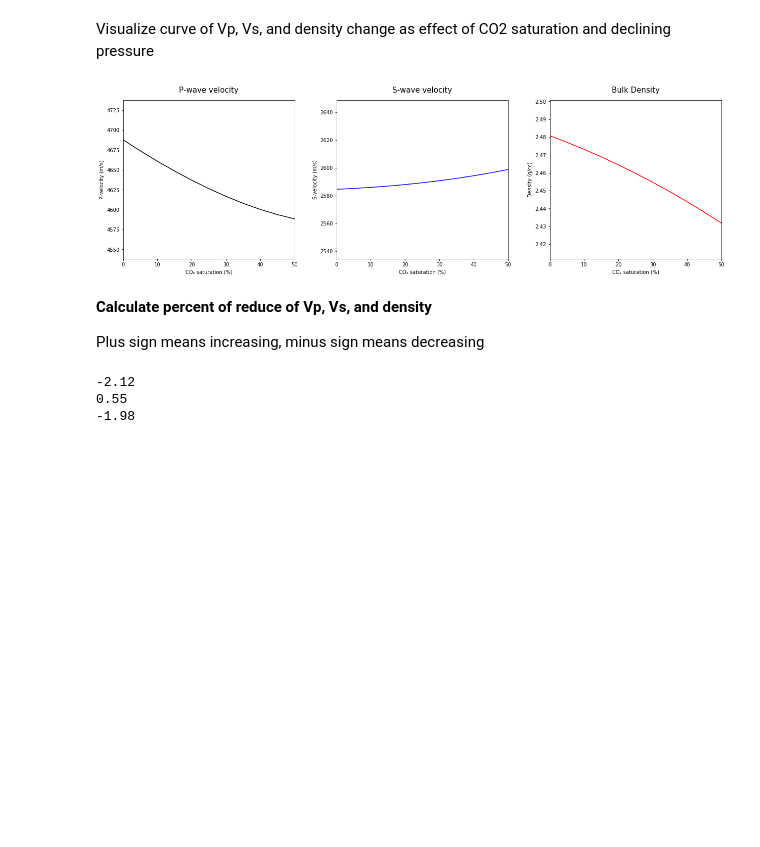
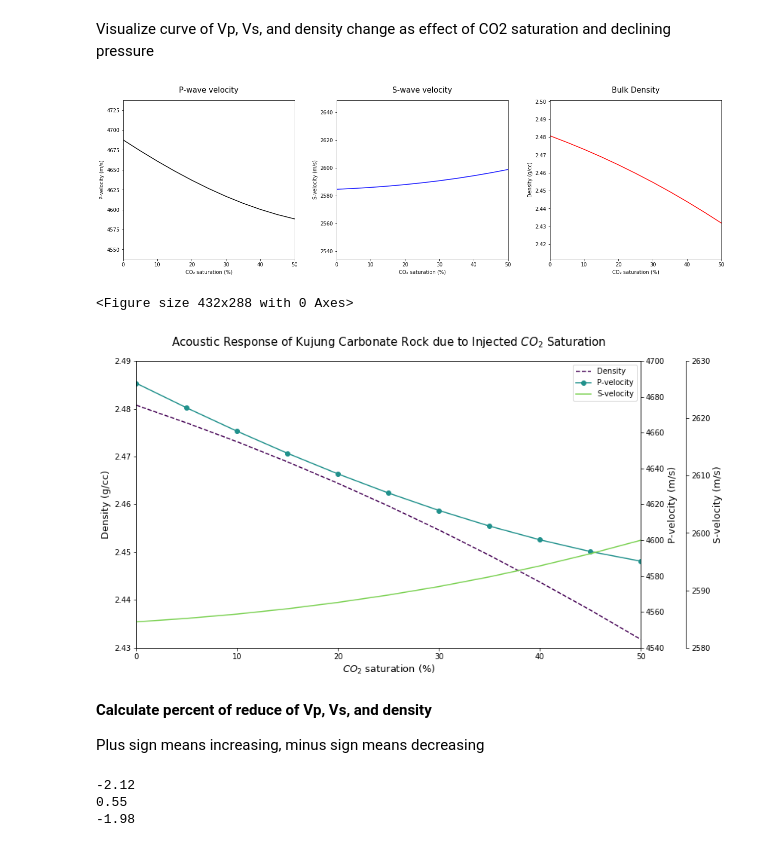
Before and after one commit to yohanesnuwara/carbon-capture-and-storage, a Jupyter notebook: main/02_rock_physics_modelling.ipynb, the cells around one changed output. Drawn from its saved outputs; the diff is of its cells as text; code cells hidden in the pictures; blank space fills up the shorter version.

```diff
--- a/main/02_rock_physics_modelling.ipynb
+++ b/main/02_rock_physics_modelling.ipynb
@@ -141,6 +142,7 @@ CO2_sat = []
 Vp_sat = []
 Vs_sat = []
 rho_sat = []
+rho_mix = [] # mixed fluid props
 
 for i in range(len(SW)):
     # Step 1. calculation of brine properties
@@ -159,6 +161,8 @@ for i in range(len(SW)):
     rho_inj = (SCO2 * rhoCO2_post) + (SW[i] * rhobrine)
     Kf_inj = ((Kbrine - KCO2_post) * (SW[i] ** e)) + KCO2_post
     Gf_inj = 0
+
+    # print(Kf_inj)
 
     # Step 4. calculation of saturated Vp, Vs, rho, use Kuster-Toksoz
     stuffs1_inj = stuffs(Km, Kf_inj, Gm, Gf_inj, totalporo, compos1, alpha1)
@@ -181,3 +185,6 @@ for i in range(len(SW)):
     Vp_sat.append(float(Vp_post))
     Vs_sat.append(float(Vs_post))
     rho_sat.append(float(rho_post))
+    rho_mix.append(float(rho_inj))
+
+print(Vs_sat)
@@ -210,6 +223,41 @@ plt.tight_layout(pad=3)
 plt.show()
 # %% [output]
 [figure]
+# %%
+fig = plt.figure()
+fig = plt.figure(figsize=(12,7))
+host = fig.add_subplot(111)
+
+par1 = host.twinx()
+par2 = host.twinx()
+
+host.set_xlabel("$CO_2$ saturation (%)", size=13)
+host.set_ylabel("Density (g/cc)", size=13)
+par1.set_ylabel("P-velocity (m/s)", size=13)
+par2.set_ylabel("S-velocity (m/s)", size=13)
+
+host.set_title("Acoustic Response of Kujung Carbonate Rock due to Injected $CO_2$ Saturation", pad=20, size=15)
+
+color1 = plt.cm.viridis(0)
+color2 = plt.cm.viridis(.5)
+color3 = plt.cm.viridis(.8)
+
+p1, = host.plot(CO2_sat, rho_sat, '--', color=color1,label="Density")
+p2, = par1.plot(CO2_sat, Vp_sat, 'o-', color=color2, label="P-velocity")
+p3, = par2.plot(CO2_sat, Vs_sat, '-', color=color3, label="S-velocity")
+host.set_xlim(0, 50)
+host.set_ylim(2.43, 2.49)
+par1.set_ylim(4540, 4700)
+par2.set_ylim(2580, 2630)
+
+lns = [p1, p2, p3]
+host.legend(handles=lns, loc='best')
+
+# right, left, top, bottom
+par2.spines['right'].set_position(('outward', 60))
+# %% [output]
+<Figure size 432x288 with 0 Axes>
+[figure, added]
 # %% [markdown]
 **Calculate percent of reduce of Vp, Vs, and density**
 
```
Also changed, not shown: parts of 7 cells of this notebook.
